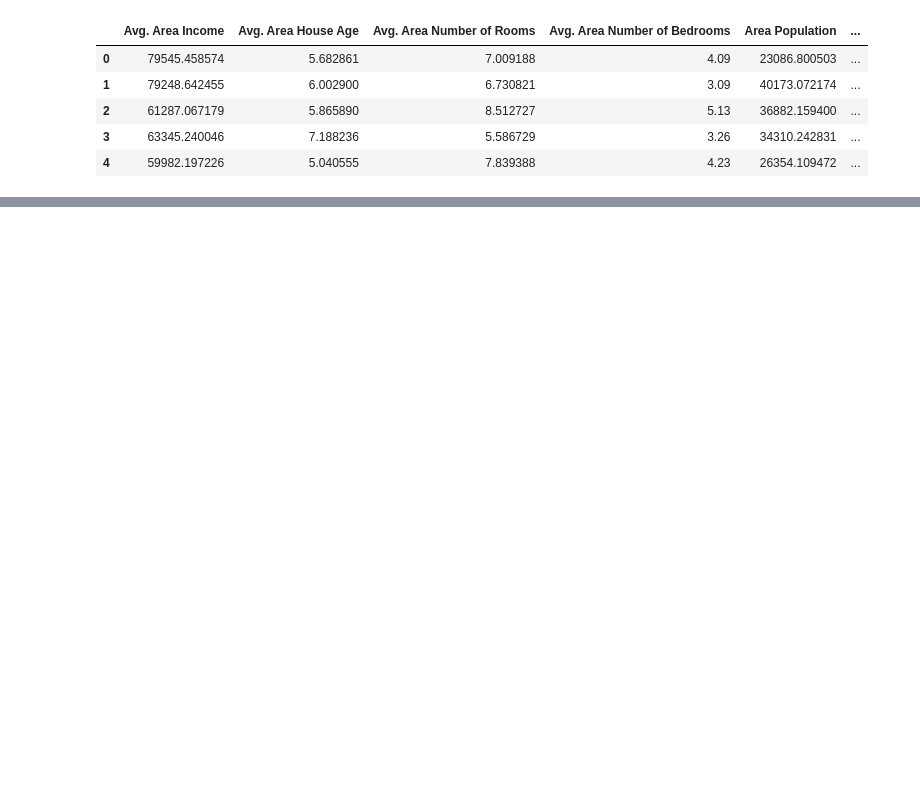
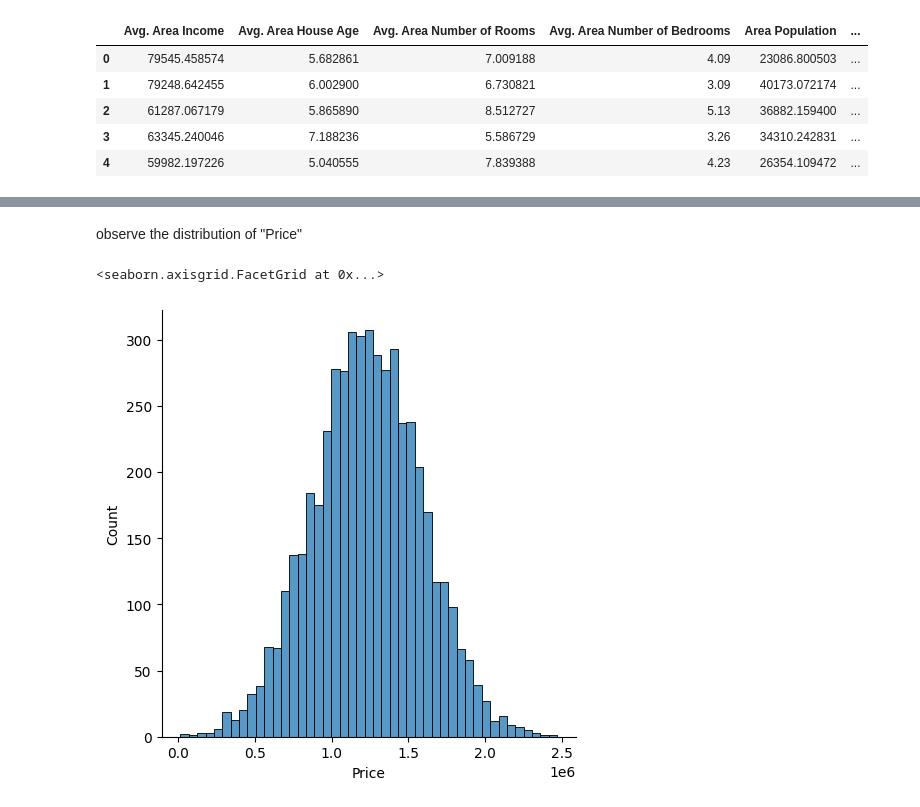
Before and after one commit to Daxting/Machine-Learning-Project, a Jupyter notebook: hw1.ipynb, the cells around one changed output, grey strips where cells are left out. Saved outputs shown, nothing was run; the diff lists cells and outputs as text; code cells hidden in the pictures; blank space fills up the shorter version.

```diff
--- a/hw1.ipynb
+++ b/hw1.ipynb
@@ -21,0 +44,7 @@ df.head()
+# %% [markdown]
+observe the distribution of "Price"
+# %%
+sns.displot(df['Price'])
+# %% [output]
+<seaborn.axisgrid.FacetGrid at 0x...>
+[figure, added]
```
Also changed, not shown: parts of 17 cells of this notebook.
